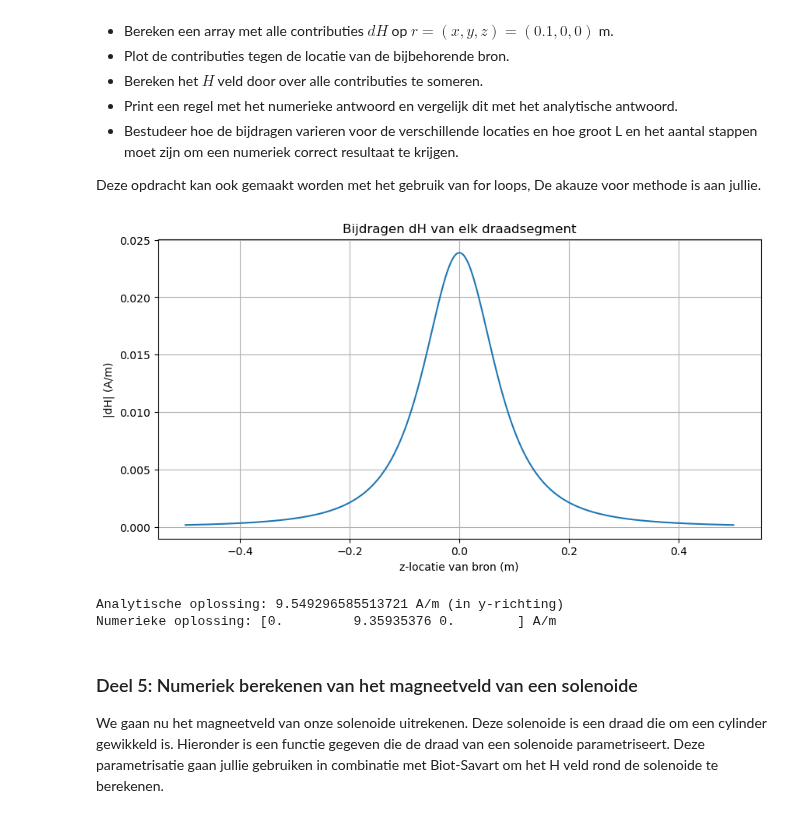
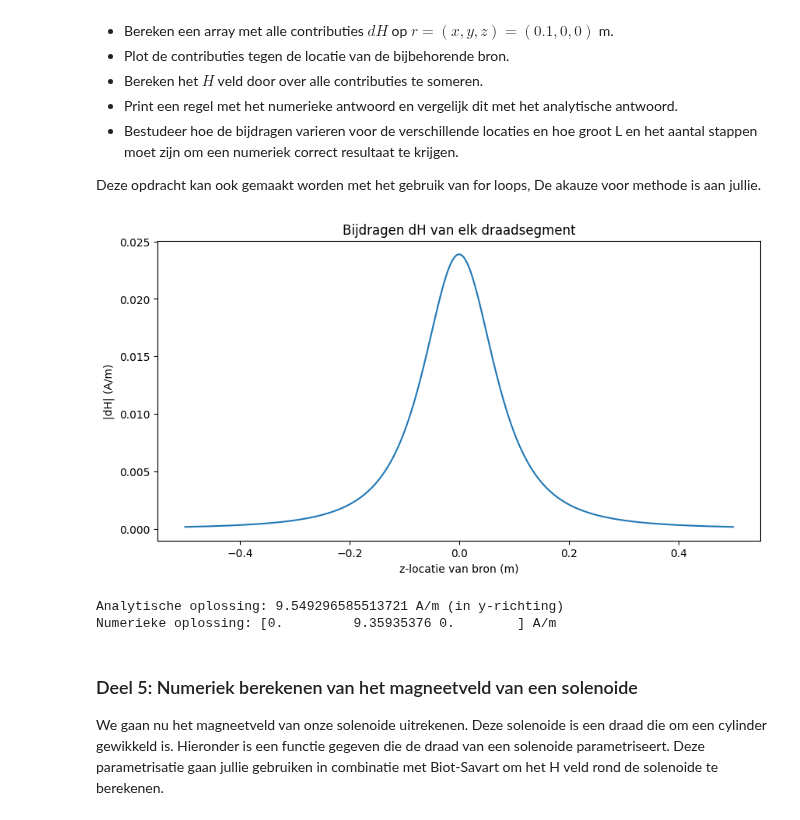
Before and after one commit to owesdorp/opdrachten-DEF-D, a Jupyter notebook: DigitaleOntwerpopdrachten/2KrachtactuatorOpdracht/2KrachtactuatorOpdracht/KrachtactuatorOpdracht.ipynb, the cells around one changed output. Drawn from its saved outputs; the diff is of its cells as text; code cells hidden in the pictures.

```diff
--- a/DigitaleOntwerpopdrachten/2KrachtactuatorOpdracht/2KrachtactuatorOpdracht/KrachtactuatorOpdracht.ipynb
+++ b/DigitaleOntwerpopdrachten/2KrachtactuatorOpdracht/2KrachtactuatorOpdracht/KrachtactuatorOpdracht.ipynb
@@ -455,10 +455,6 @@ def field_current_element(r_field, r_source, dl, I):
     dH = (I / (4 * np.pi)) * np.cross(dl, R_hat) / (R_norm**2)
     return dH
 
-dl = np.array([0, 0, L_draad/64])
-r_field = np.array([0.1, 0, 0])
-r_source = np.array([0, 0, 0])
-
 analytical_answer=(I/4/np.pi)*(L_draad/64)/np.sum((r_field-r_source)**2) # een veld elementje.
 print('The analytical answer is ' + str(analytical_answer) + ' A/m in the y-direction')
 
@@ -513,35 +509,34 @@ dl = np.array([0, 0, dl_length])
 # -----------------------------
 # Bereken alle dH bijdragen
 # -----------------------------
 dH_list = np.array([field_current_element(r_field, r_src, dl, I) for r_src in r_sources])
 
 # -----------------------------
 # Plot de grootte van dH versus bronlocatie
 # -----------------------------
 plt.figure(figsize=(10,5))
 plt.plot(z_vals, np.linalg.norm(dH_list, axis=1))
 plt.title("Bijdragen dH van elk draadsegment")
 plt.xlabel("z-locatie van bron (m)")
 plt.ylabel("|dH| (A/m)")
-plt.grid(True)
 plt.show()
 
 # -----------------------------
 # Numerieke integratie
 # -----------------------------
 H_numeric = np.sum(dH_list, axis=0)
 
 # -----------------------------
 # Analytische oplossing
 # -----------------------------
 # Voor een oneindige draad:
 H_analytic = I / (2 * np.pi * 0.1)
 
 print("Analytische oplossing:", H_analytic, "A/m (in y-richting)")
 print("Numerieke oplossing:", H_numeric, "A/m")
 ###
 # %% [output]
-[figure, old version]
+[figure, new version]
 Analytische oplossing: 9.549296585513721 A/m (in y-richting)
 Numerieke oplossing: [0.         9.35935376 0.        ] A/m
 # %% [markdown]
```
Also changed, not shown: parts of 10 cells of this notebook.
